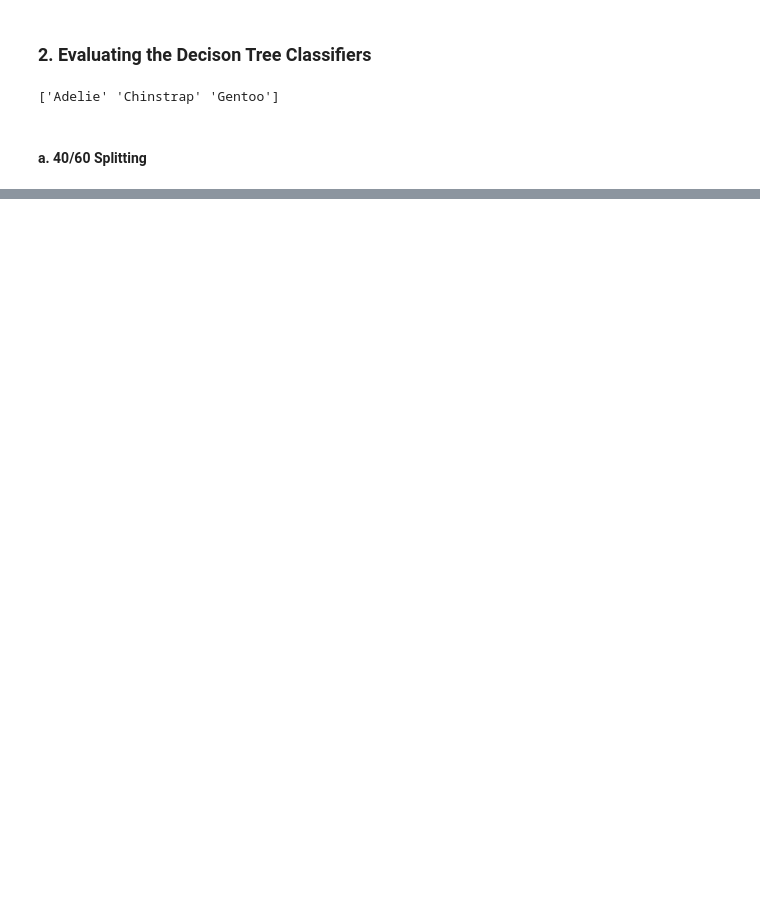
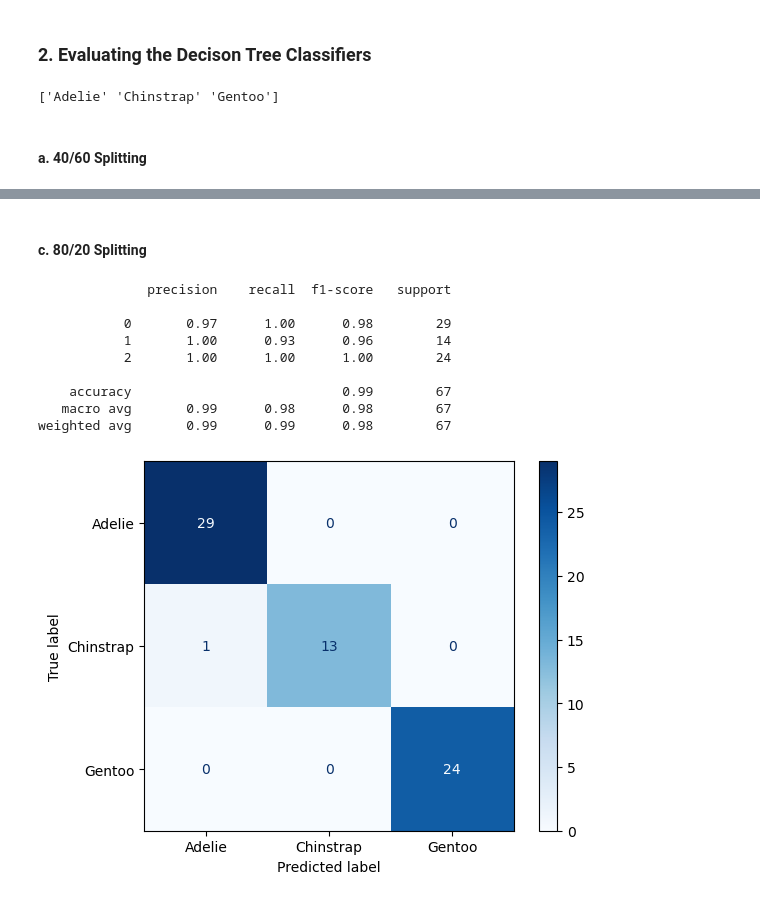
Before and after one commit to baobean/CSC14003-DecisionTree, a Jupyter notebook: palmer_penguin.ipynb, the cells around one changed output, grey strips where cells are left out. Drawn from its saved outputs; the diff is of its cells as text; code cells hidden in the pictures; blank space fills up the shorter version.

```diff
--- a/palmer_penguin.ipynb
+++ b/palmer_penguin.ipynb
@@ -252,0 +275,15 @@ weighted avg       1.00      1.00      1.00        34
+# %% [markdown]
+#### c. 80/20 Splitting
+# %%
+evaluate('80/20')
+# %% [output]
+              precision    recall  f1-score   support
+
+           0       0.97      1.00      0.98        29
+           1       1.00      0.93      0.96        14
+           2       1.00      1.00      1.00        24
+
+    accuracy                           0.99        67
+   macro avg       0.99      0.98      0.98        67
+weighted avg       0.99      0.99      0.98        67
+[figure, added]
```
Also changed, not shown: parts of 11 cells of this notebook.
